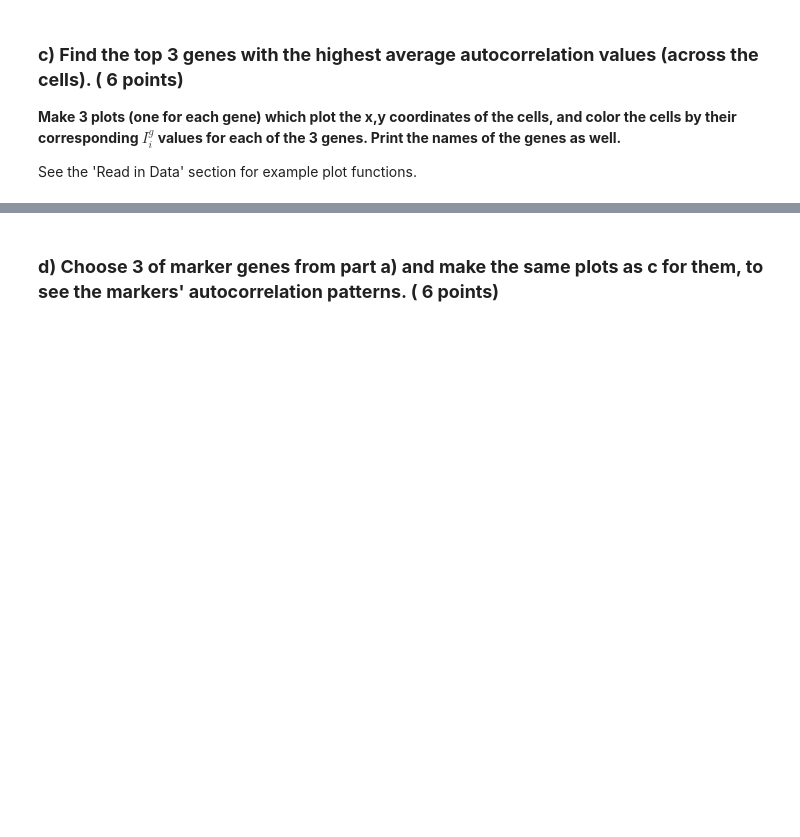
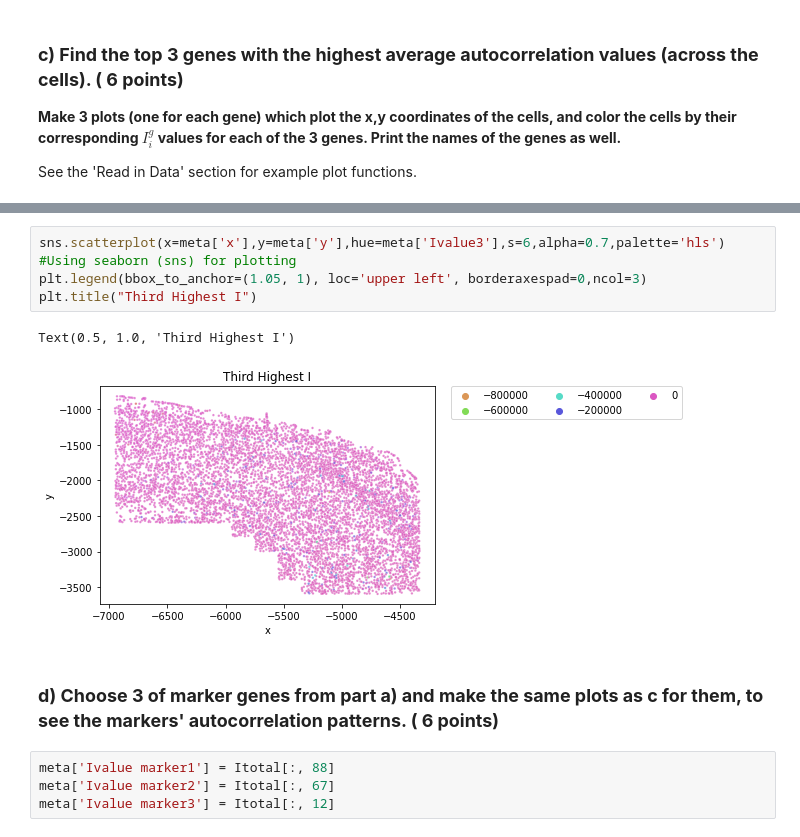
Before and after one commit to emesic23/Bi183, a Jupyter notebook: Set2/Problem5.ipynb, the cells around one changed output, grey strips where cells are left out. Drawn from its saved outputs; the diff is of its cells as text; blank space fills up the shorter version.

```diff
--- a/Set2/Problem5.ipynb
+++ b/Set2/Problem5.ipynb
@@ -314,2 +348,13 @@ See the 'Read in Data' section for example plot functions.
+# %%
+sns.scatterplot(x=meta['x'],y=meta['y'],hue=meta['Ivalue3'],s=6,alpha=0.7,palette='hls') #Using seaborn (sns) for plotting
+plt.legend(bbox_to_anchor=(1.05, 1), loc='upper left', borderaxespad=0,ncol=3)
+plt.title("Third Highest I")
+# %% [output]
+Text(0.5, 1.0, 'Third Highest I')
+[figure, added]
 # %% [markdown]
 ### **d) Choose 3 of marker genes from part a) and make the same plots as c for them, to see the markers' autocorrelation patterns. ( 6 points)**
+# %%
+meta['Ivalue marker1'] = Itotal[:, 88]
+meta['Ivalue marker2'] = Itotal[:, 67]
+meta['Ivalue marker3'] = Itotal[:, 12]
```
Also changed, not shown: parts of 13 cells of this notebook, 1 other file.
